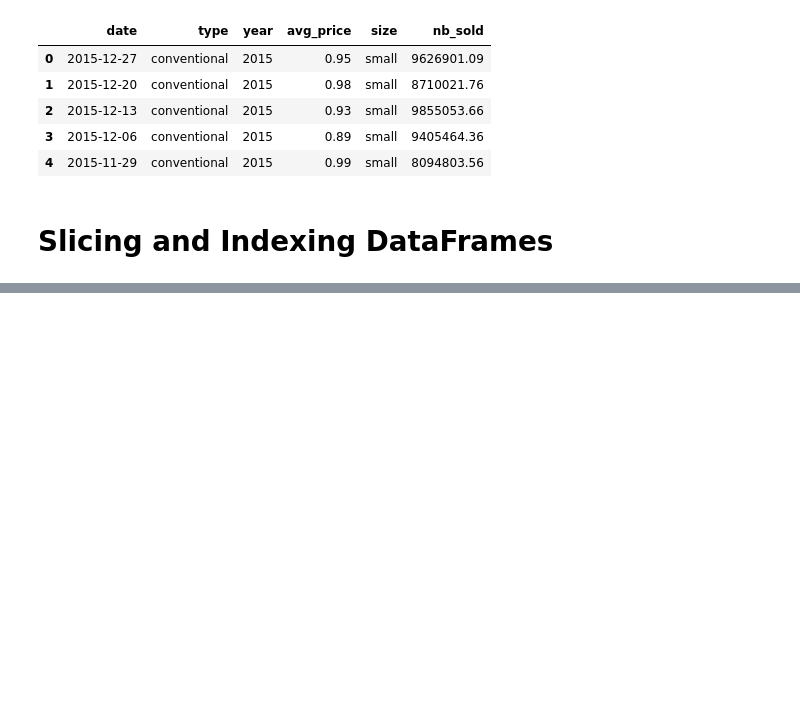
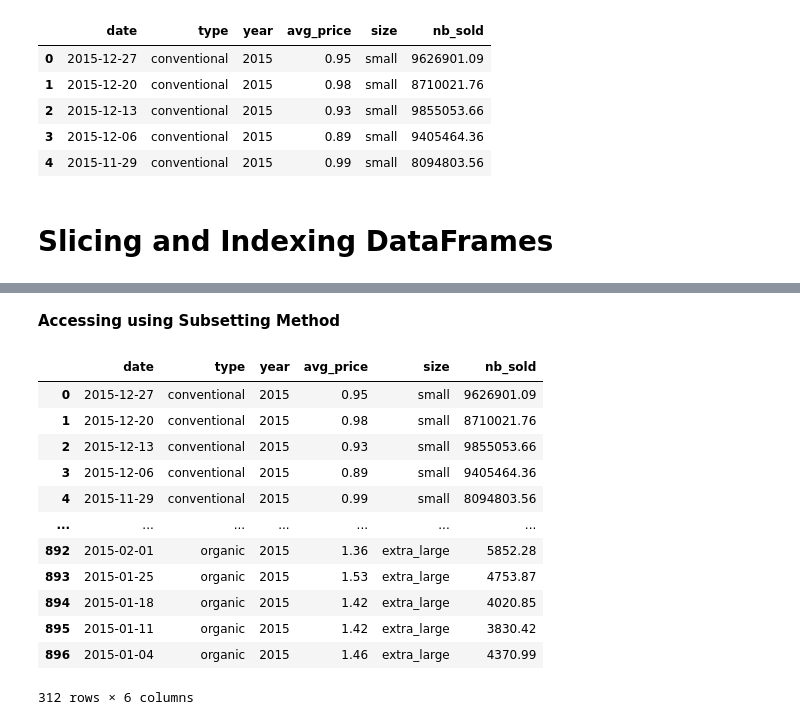
Before and after one commit to Haseeb1604/Data-Analytics-Python, a Jupyter notebook: Data Manipulation using pandas.ipynb, the cells around one changed output, grey strips where cells are left out. Drawn from its saved outputs; the diff is of its cells as text; code cells hidden in the pictures; blank space fills up the shorter version.

Commit message:
Indexing practice

```diff
--- a/Data Manipulation using pandas.ipynb
+++ b/Data Manipulation using pandas.ipynb
@@ -3,7 +3,7 @@ import pickle
 import pandas as pd
 # %%
 # Specify the path to the .pkl file
-file_path = "avoplotto.pkl"
+file_path = "Datasets/avoplotto.pkl"
 
 # Load the .pkl file
 with open(file_path, "rb") as file:
@@ -25,0 +38,4 @@ df.head()
+# %%
+df_ind = df.set_index("year")
+print(df_ind.columns)
+df_ind.head()
@@ -25,0 +51,18 @@ df.head()
+# %% [markdown]
+**Accessing using Subsetting Method**
+# %%
+df[df["year"].isin([2015])]
+# %% [output]
+|  | date | type | year | avg_price | size | nb_sold |
+| 0 | 2015-12-27 | conventional | 2015 | 0.95 | small | 9626901.09 |
+| 1 | 2015-12-20 | conventional | 2015 | 0.98 | small | 8710021.76 |
+| 2 | 2015-12-13 | conventional | 2015 | 0.93 | small | 9855053.66 |
+| 3 | 2015-12-06 | conventional | 2015 | 0.89 | small | 9405464.36 |
+| 4 | 2015-11-29 | conventional | 2015 | 0.99 | small | 8094803.56 |
+| ... | ... | ... | ... | ... | ... | ... |
+| 892 | 2015-02-01 | organic | 2015 | 1.36 | extra_large | 5852.28 |
+| 893 | 2015-01-25 | organic | 2015 | 1.53 | extra_large | 4753.87 |
+| 894 | 2015-01-18 | organic | 2015 | 1.42 | extra_large | 4020.85 |
+| 895 | 2015-01-11 | organic | 2015 | 1.42 | extra_large | 3830.42 |
+| 896 | 2015-01-04 | organic | 2015 | 1.46 | extra_large | 4370.99 |
+312 rows × 6 columns
```
Also changed, not shown: parts of 18 cells of this notebook.
